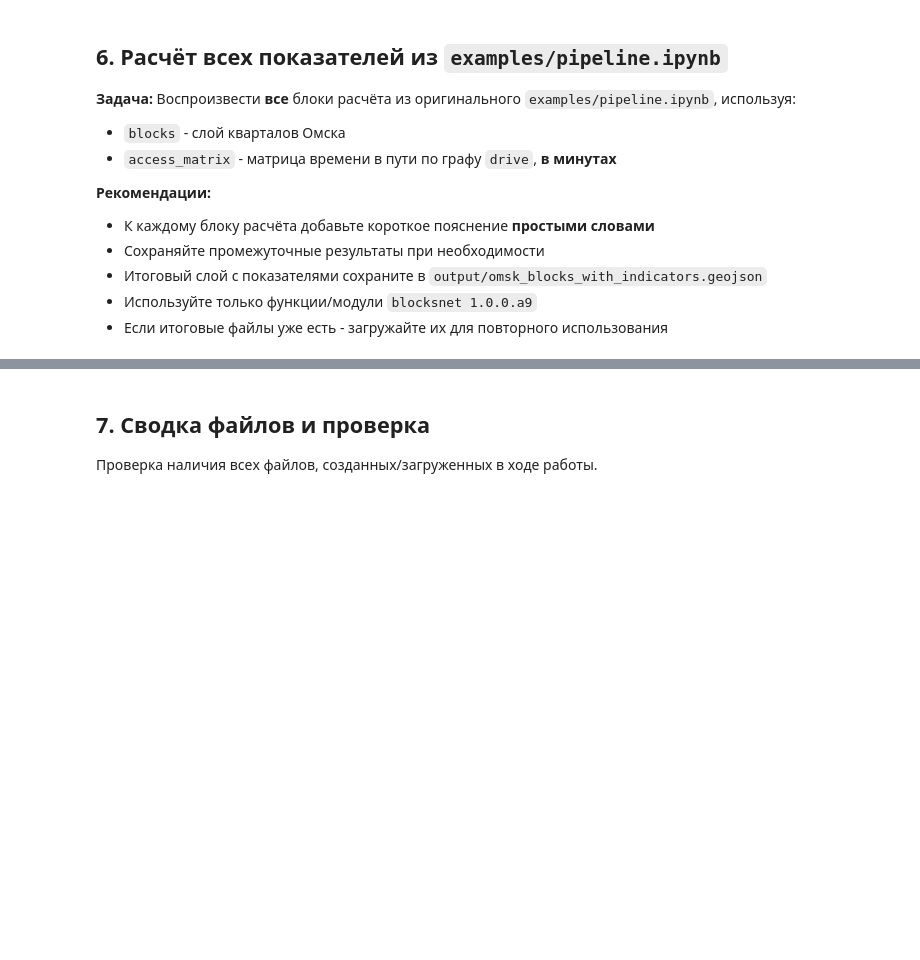
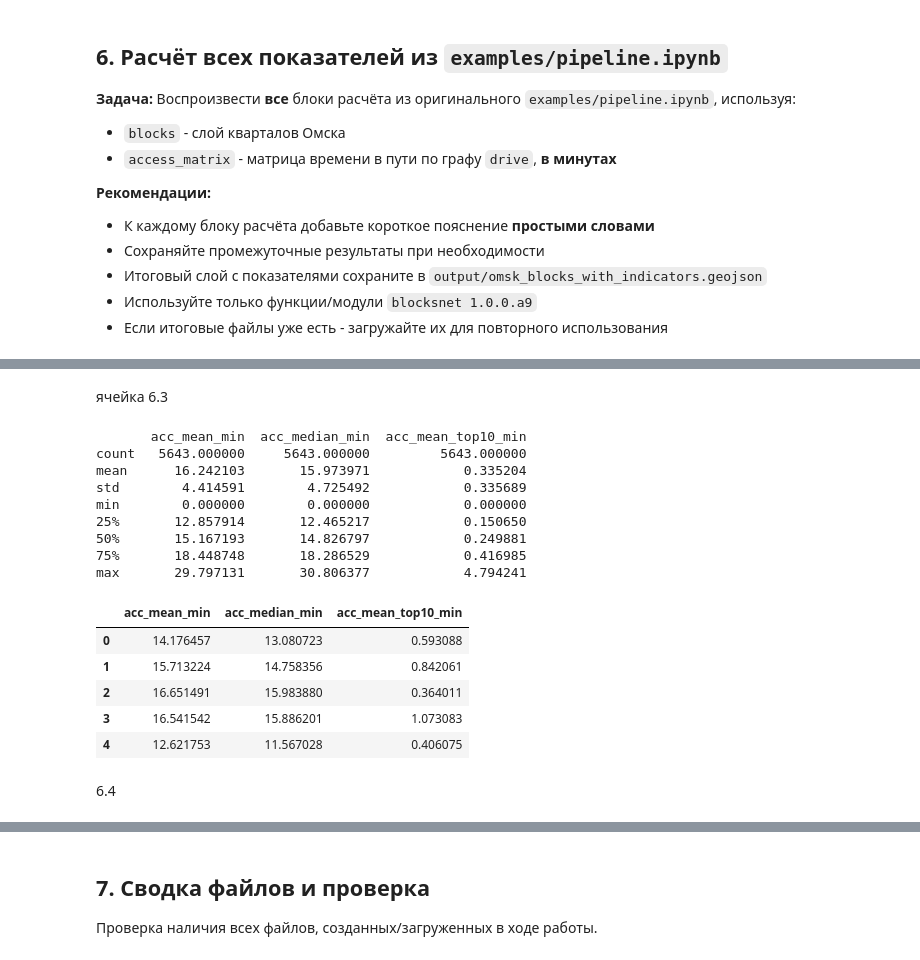
Before and after one commit to Peakako/urban-ai-practice, a Jupyter notebook: blocksnet_pipeline_study_omsk.ipynb, the cells around one changed output, grey strips where cells are left out. Saved outputs shown, nothing was run; the diff lists cells and outputs as text; code cells hidden in the pictures; blank space fills up the shorter version.

```diff
--- a/blocksnet_pipeline_study_omsk.ipynb
+++ b/blocksnet_pipeline_study_omsk.ipynb
@@ -315,0 +372,21 @@ access_matrix.iloc[:5,:5]
+# %%
+blocks_calc = blocks.copy()
+
+# Площадь
+if blocks_calc.crs is None:
+    print('Внимание: CRS у blocks не задан. Рекомендуется перевести в проекционную CRS перед расчётом площадей.')
+    blocks_calc['area_m2'] = blocks_calc.geometry.area
+else:
+    # Переводим в UTM для корректного подсчёта площади
+    try:
+        blocks_calc = blocks_calc.to_crs(blocks_calc.estimate_utm_crs())
+        blocks_calc['area_m2'] = blocks_calc.geometry.area
+        blocks_calc = blocks_calc.to_crs(blocks.crs)
+    except Exception as e:
+        print('Не удалось автоматически пересчитать в UTM, считаем в текущем CRS:', e)
+        blocks_calc['area_m2'] = blocks_calc.geometry.area
+
+blocks_calc['area_ha'] = blocks_calc['area_m2'] / 10000.0
+
+print(blocks_calc[['area_m2', 'area_ha']].describe())
+blocks_calc.head(3)
@@ -315,0 +407,41 @@ access_matrix.iloc[:5,:5]
+# %% [markdown]
+ячейка 6.3
+# %%
+df_acc = access_matrix.copy()
+# Заменяем inf/NaN при необходимости
+df_acc = df_acc.replace([np.inf, -np.inf], np.nan)
+
+blocks_calc['acc_mean_min'] = df_acc.mean(axis=1)
+blocks_calc['acc_median_min'] = df_acc.median(axis=1)
+blocks_calc['acc_min_min'] = df_acc.min(axis=1)
+blocks_calc['acc_max_min'] = df_acc.max(axis=1)
+
+# Средняя доступность до 10 "ближайших" по времени (ориентир)
+def mean_topk(row, k=10):
+    s = row.dropna().sort_values()
+    if len(s) == 0: return np.nan
+    k = min(k, len(s))
+    return s.iloc[:k].mean()
+
+blocks_calc['acc_mean_top10_min'] = df_acc.apply(lambda r: mean_topk(r, 10), axis=1)
+
+print(blocks_calc[['acc_mean_min','acc_median_min','acc_mean_top10_min']].describe())
+blocks_calc[['acc_mean_min','acc_median_min','acc_mean_top10_min']].head()
+# %% [output]
+       acc_mean_min  acc_median_min  acc_mean_top10_min
+count   5643.000000     5643.000000         5643.000000
+mean      16.242103       15.973971            0.335204
+std        4.414591        4.725492            0.335689
+min        0.000000        0.000000            0.000000
+25%       12.857914       12.465217            0.150650
+50%       15.167193       14.826797            0.249881
+75%       18.448748       18.286529            0.416985
+max       29.797131       30.806377            4.794241
+|  | acc_mean_min | acc_median_min | acc_mean_top10_min |
+| 0 | 14.176457 | 13.080723 | 0.593088 |
+| 1 | 15.713224 | 14.758356 | 0.842061 |
+| 2 | 16.651491 | 15.983880 | 0.364011 |
+| 3 | 16.541542 | 15.886201 | 1.073083 |
+| 4 | 12.621753 | 11.567028 | 0.406075 |
+# %% [markdown]
+6.4
```
Also changed, not shown: parts of 49 cells of this notebook, 39 other files.
